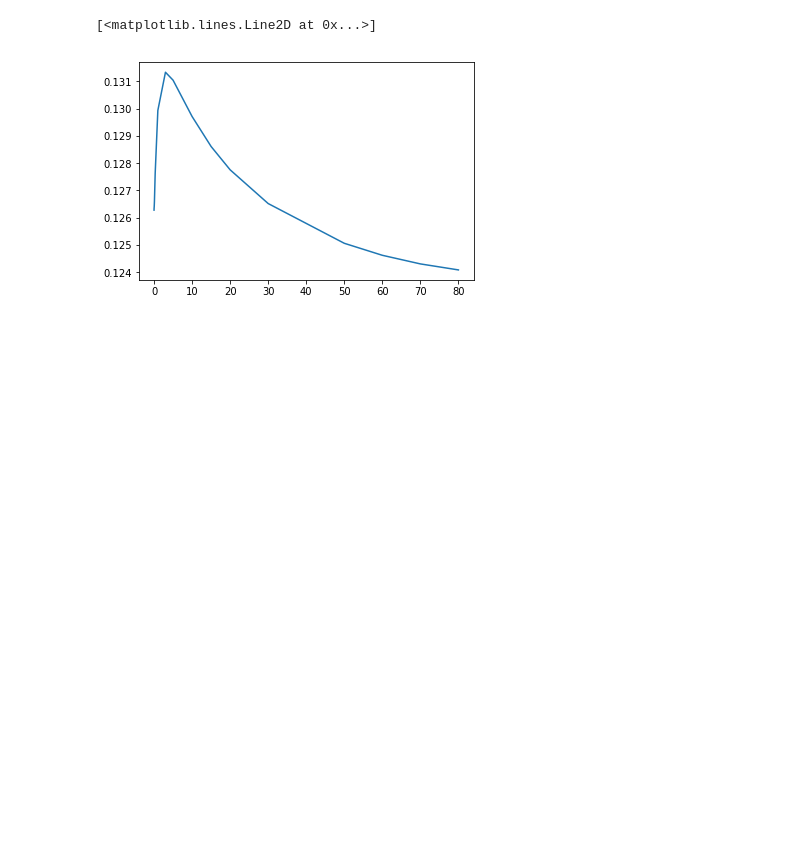
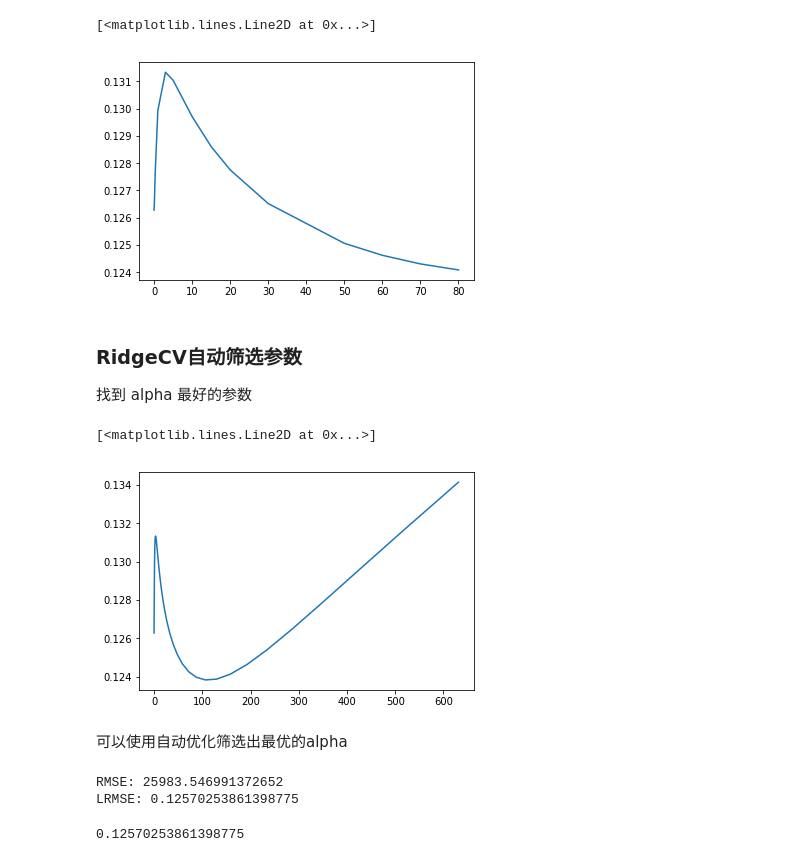
Before and after one commit to appke/Los-House-Prices, a Jupyter notebook: 08.基础线性回归.ipynb, the cells around one changed output. Drawn from its saved outputs; the diff is of its cells as text; code cells hidden in the pictures; blank space fills up the shorter version.

```diff
--- a/08.基础线性回归.ipynb
+++ b/08.基础线性回归.ipynb
@@ -223,3 +205,20 @@ plt.plot(r_alphas2, scores)
 # %% [output]
 [<matplotlib.lines.Line2D at 0x...>]
 [figure]
+# %% [markdown]
+### RidgeCV自动筛选参数
+找到 alpha 最好的参数
+# %%
+# 从e-10,到e2.8 平均抽样150个
+r_alphas3=np.logspace(-10, 2.8, 150)
+# %%
+scores=[]
+for k in r_alphas3:
+    scores.append(ridge_train_test(k))
+# %%
+plt.plot(r_alphas3, scores)
+# %% [output]
+[<matplotlib.lines.Line2D at 0x...>]
+[figure, added]
+# %% [markdown]
+可以使用自动优化筛选出最优的alpha
@@ -225,0 +229,6 @@ plt.plot(r_alphas2, scores)
+# %%
+benchmark2(ridge_model2, X_test, y_test)
+# %% [output]
+RMSE: 25983.546991372652
+LRMSE: 0.12570253861398775
+0.12570253861398775
```
Also changed, not shown: parts of 36 cells of this notebook.
